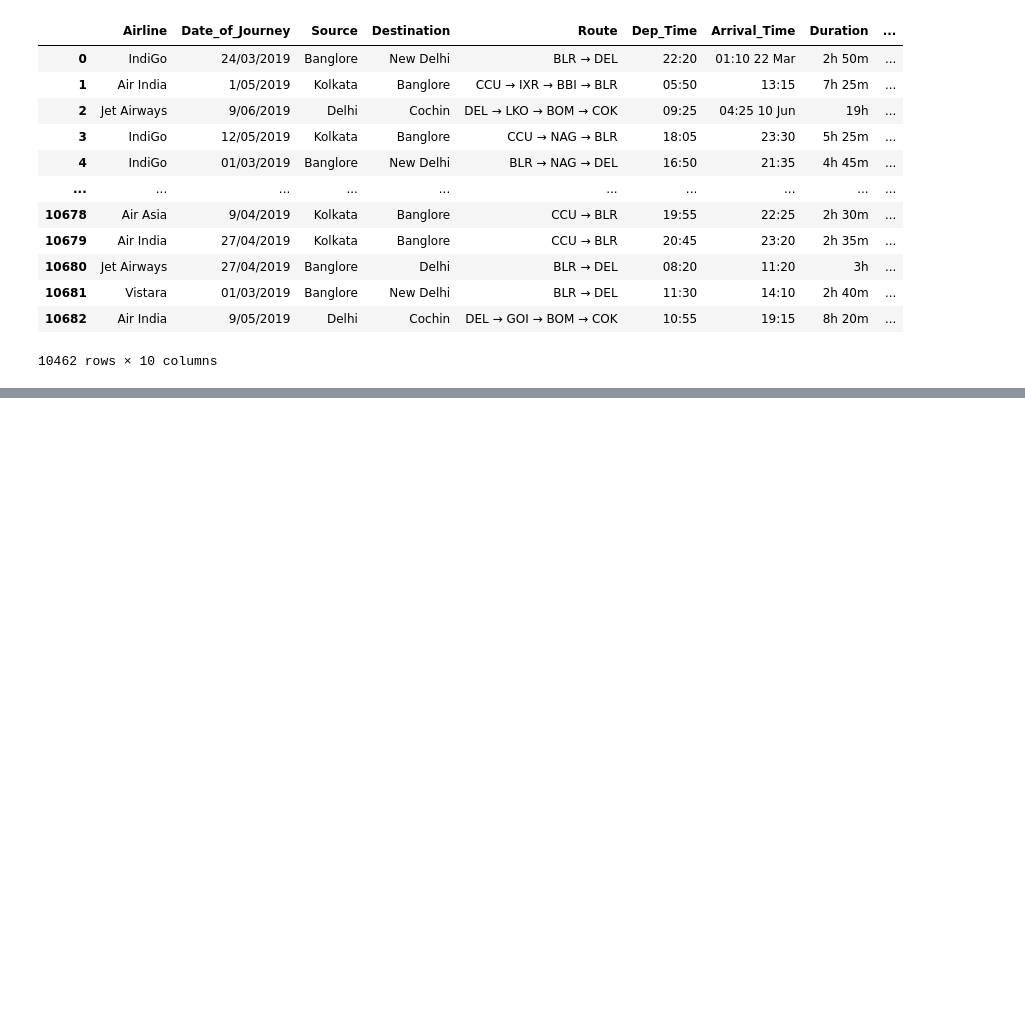
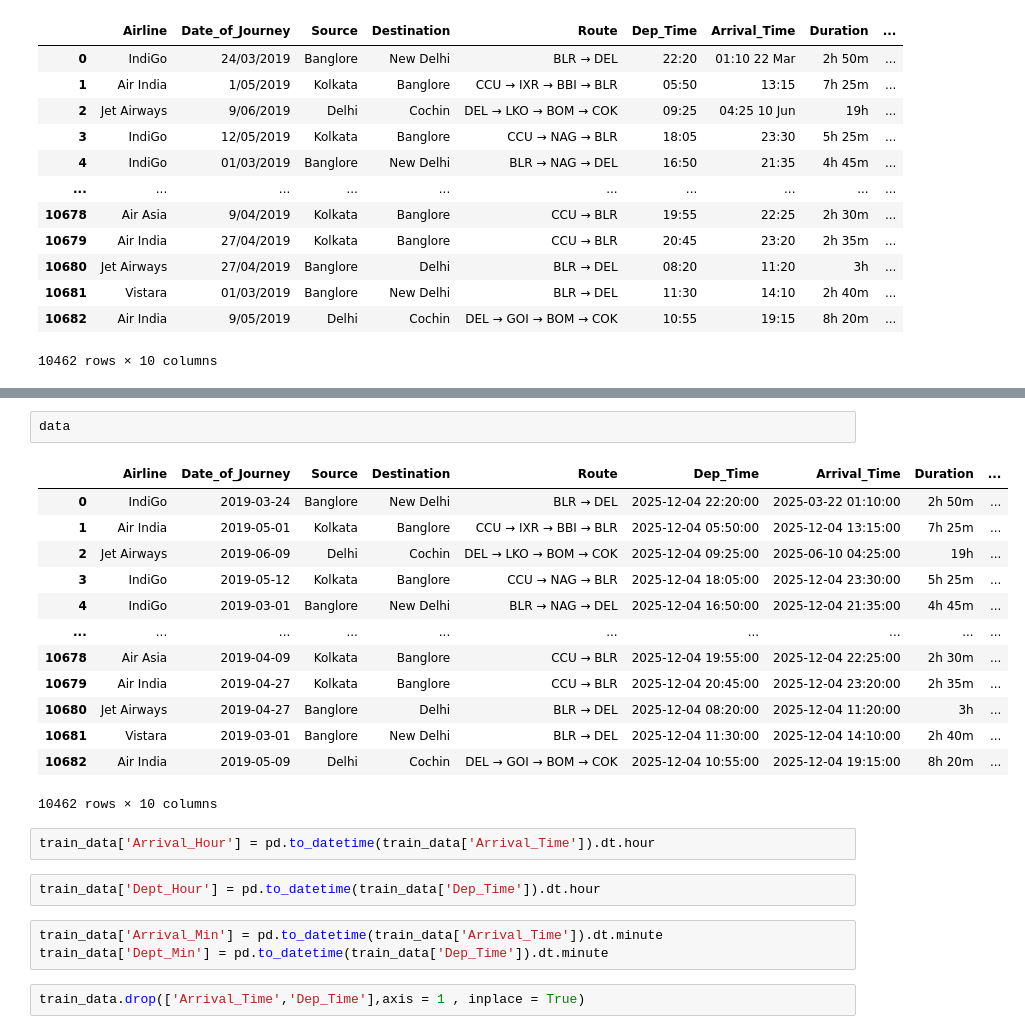
Before and after one commit to Afreed17/AirlineFair-Prediction-DataMites_Project, a Jupyter notebook: AirlineFairPrediction.ipynb, the cells around one changed output, grey strips where cells are left out. Drawn from its saved outputs; the diff is of its cells as text; blank space fills up the shorter version.

```diff
--- a/AirlineFairPrediction.ipynb
+++ b/AirlineFairPrediction.ipynb
@@ -161,0 +197,25 @@ train_data
+# %%
+data
+# %% [output]
+|  | Airline | Date_of_Journey | Source | Destination | Route | Dep_Time | Arrival_Time | Duration | ... |
+| 0 | IndiGo | 2019-03-24 | Banglore | New Delhi | BLR → DEL | 2025-12-04 22:20:00 | 2025-03-22 01:10:00 | 2h 50m | ... |
+| 1 | Air India | 2019-05-01 | Kolkata | Banglore | CCU → IXR → BBI → BLR | 2025-12-04 05:50:00 | 2025-12-04 13:15:00 | 7h 25m | ... |
+| 2 | Jet Airways | 2019-06-09 | Delhi | Cochin | DEL → LKO → BOM → COK | 2025-12-04 09:25:00 | 2025-06-10 04:25:00 | 19h | ... |
+| 3 | IndiGo | 2019-05-12 | Kolkata | Banglore | CCU → NAG → BLR | 2025-12-04 18:05:00 | 2025-12-04 23:30:00 | 5h 25m | ... |
+| 4 | IndiGo | 2019-03-01 | Banglore | New Delhi | BLR → NAG → DEL | 2025-12-04 16:50:00 | 2025-12-04 21:35:00 | 4h 45m | ... |
+| ... | ... | ... | ... | ... | ... | ... | ... | ... | ... |
+| 10678 | Air Asia | 2019-04-09 | Kolkata | Banglore | CCU → BLR | 2025-12-04 19:55:00 | 2025-12-04 22:25:00 | 2h 30m | ... |
+| 10679 | Air India | 2019-04-27 | Kolkata | Banglore | CCU → BLR | 2025-12-04 20:45:00 | 2025-12-04 23:20:00 | 2h 35m | ... |
+| 10680 | Jet Airways | 2019-04-27 | Banglore | Delhi | BLR → DEL | 2025-12-04 08:20:00 | 2025-12-04 11:20:00 | 3h | ... |
+| 10681 | Vistara | 2019-03-01 | Banglore | New Delhi | BLR → DEL | 2025-12-04 11:30:00 | 2025-12-04 14:10:00 | 2h 40m | ... |
+| 10682 | Air India | 2019-05-09 | Delhi | Cochin | DEL → GOI → BOM → COK | 2025-12-04 10:55:00 | 2025-12-04 19:15:00 | 8h 20m | ... |
+10462 rows × 10 columns
+# %%
+train_data['Arrival_Hour'] = pd.to_datetime(train_data['Arrival_Time']).dt.hour
+# %%
+train_data['Dept_Hour'] = pd.to_datetime(train_data['Dep_Time']).dt.hour
+# %%
+train_data['Arrival_Min'] = pd.to_datetime(train_data['Arrival_Time']).dt.minute
+train_data['Dept_Min'] = pd.to_datetime(train_data['Dep_Time']).dt.minute
+# %%
+train_data.drop(['Arrival_Time','Dep_Time'],axis = 1 , inplace = True)
```
Also changed, not shown: parts of 69 cells of this notebook.
